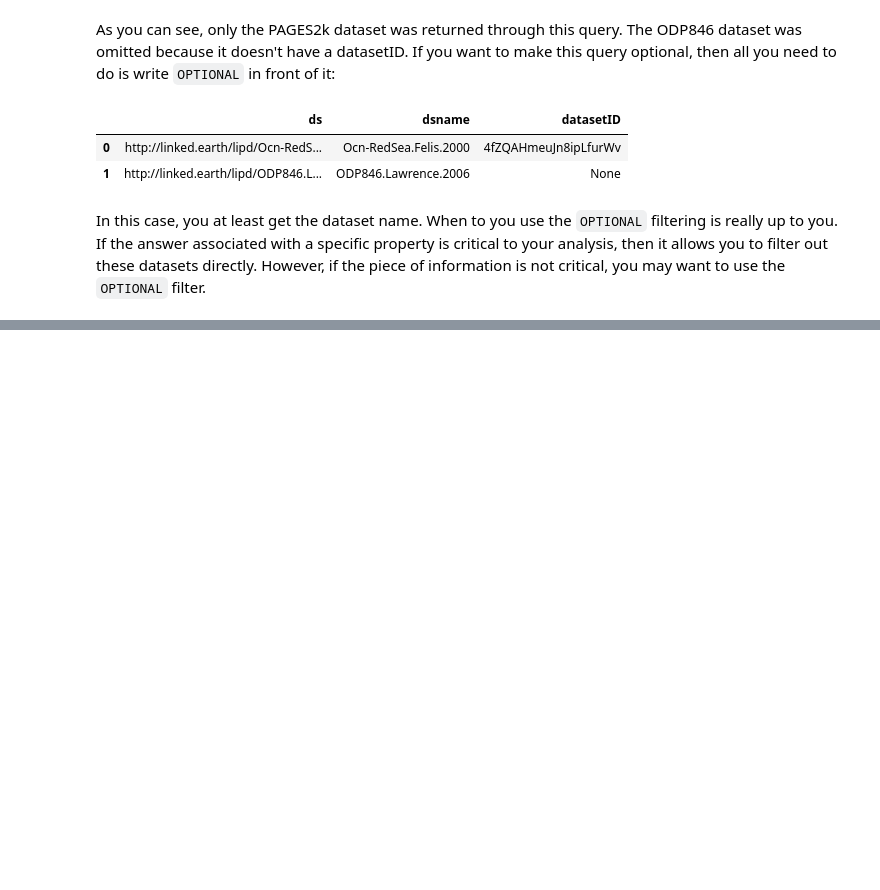
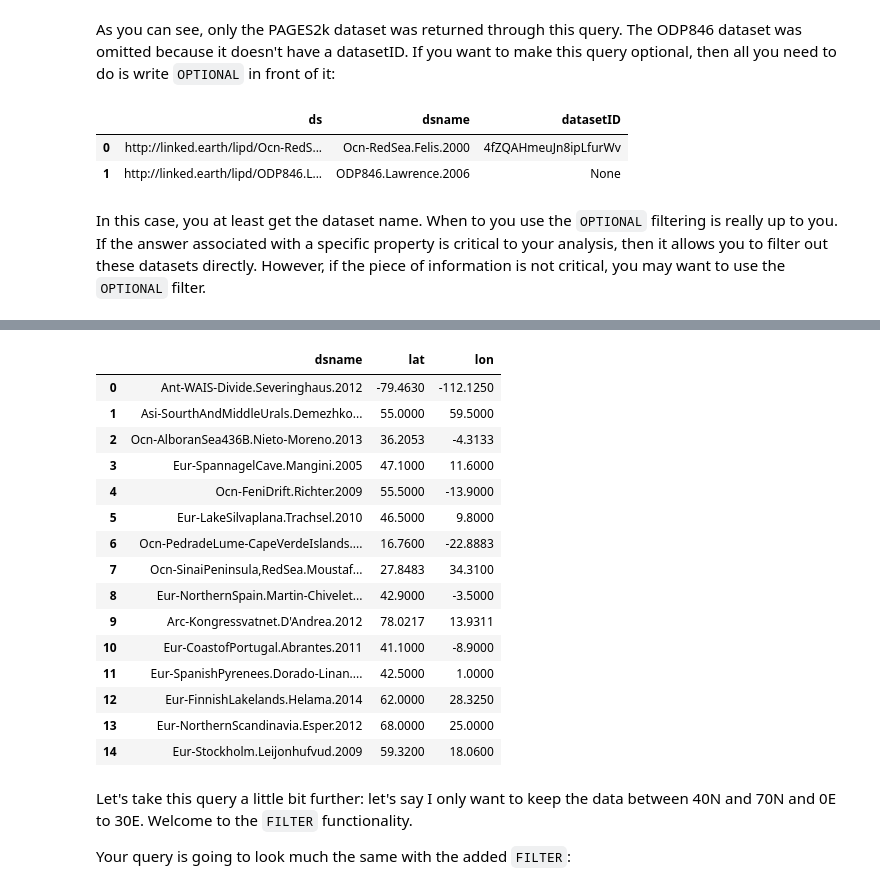
Before and after one commit to LinkedEarth/pylipdTutorials, a Jupyter notebook: notebooks/L2_custom_queries.ipynb, the cells around one changed output, grey strips where cells are left out. Saved outputs shown, nothing was run; the diff lists cells and outputs as text; code cells hidden in the pictures; blank space fills up the shorter version.

```diff
--- a/notebooks/L2_custom_queries.ipynb
+++ b/notebooks/L2_custom_queries.ipynb
@@ -218,0 +296,17 @@ In this case, you at least get the dataset name. When to you use the `OPTIONAL`
+# %%
+query ="""
+
+PREFIX le:<http://linked.earth/ontology#>
+PREFIX wgs84: <http://www.w3.org/2003/01/geo/wgs84_pos#>
+
+SELECT ?dsname ?lat ?lon  WHERE {
+
+?ds a le:Dataset .
+?ds le:name ?dsname .
+
+?ds le:collectedFrom ?geo .
+OPTIONAL{?geo wgs84:lat ?lat .
+        ?geo wgs84:long ?lon .}
+
+}
+"""
@@ -218,0 +319,25 @@ In this case, you at least get the dataset name. When to you use the `OPTIONAL`
+# %%
+_,df = D.query(query)
+
+df
+# %% [output]
+|  | dsname | lat | lon |
+| 0 | Ant-WAIS-Divide.Severinghaus.2012 | -79.4630 | -112.1250 |
+| 1 | Asi-SourthAndMiddleUrals.Demezhko... | 55.0000 | 59.5000 |
+| 2 | Ocn-AlboranSea436B.Nieto-Moreno.2013 | 36.2053 | -4.3133 |
+| 3 | Eur-SpannagelCave.Mangini.2005 | 47.1000 | 11.6000 |
+| 4 | Ocn-FeniDrift.Richter.2009 | 55.5000 | -13.9000 |
+| 5 | Eur-LakeSilvaplana.Trachsel.2010 | 46.5000 | 9.8000 |
+| 6 | Ocn-PedradeLume-CapeVerdeIslands.... | 16.7600 | -22.8883 |
+| 7 | Ocn-SinaiPeninsula,RedSea.Moustaf... | 27.8483 | 34.3100 |
+| 8 | Eur-NorthernSpain.Martin-Chivelet... | 42.9000 | -3.5000 |
+| 9 | Arc-Kongressvatnet.D'Andrea.2012 | 78.0217 | 13.9311 |
+| 10 | Eur-CoastofPortugal.Abrantes.2011 | 41.1000 | -8.9000 |
+| 11 | Eur-SpanishPyrenees.Dorado-Linan.... | 42.5000 | 1.0000 |
+| 12 | Eur-FinnishLakelands.Helama.2014 | 62.0000 | 28.3250 |
+| 13 | Eur-NorthernScandinavia.Esper.2012 | 68.0000 | 25.0000 |
+| 14 | Eur-Stockholm.Leijonhufvud.2009 | 59.3200 | 18.0600 |
+# %% [markdown]
+Let's take this query a little bit further: let's say I only want to keep the data between 40N and 70N and 0E to 30E. Welcome to the `FILTER` functionality.
+
+Your query is going to look much the same with the added `FILTER`:
```
Also changed, not shown: parts of 29 cells of this notebook, 3 other files.
